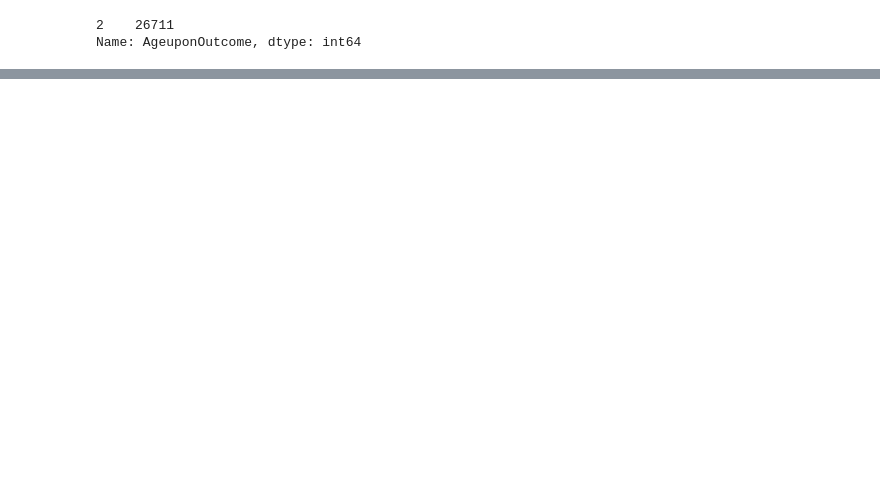
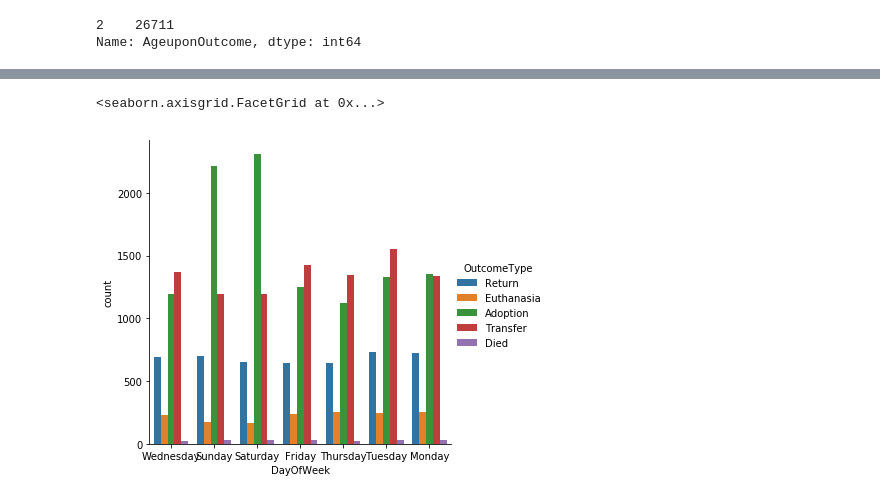
Before and after one commit to 13194307/UTS_ML2019_ID13194307, a Jupyter notebook: ML_A2_PracticalProject/dataExploration.ipynb, the cells around one changed output, grey strips where cells are left out. Saved outputs shown, nothing was run; the diff lists cells and outputs as text; code cells hidden in the pictures; blank space fills up the shorter version.

Commit message:
More visualisation/feature normalisation

```diff
--- a/ML_A2_PracticalProject/dataExploration.ipynb
+++ b/ML_A2_PracticalProject/dataExploration.ipynb
@@ -106,0 +141,4 @@ sns.catplot(x="AnimalType", kind="count", hue="OutcomeType", data=dataset)
+# %%
+dataset["Gender"] = dataset["SexuponOutcome"].apply(getGender)
+dataset["IsDesexed"] = dataset["SexuponOutcome"].apply(getIsDesexed)
+dataset.head()
@@ -106,0 +152,37 @@ sns.catplot(x="AnimalType", kind="count", hue="OutcomeType", data=dataset)
+# %%
+#Checking if all dates are in consistent format (DD-MM-YY)
+dates = dataset["DateTime"].str.split("-")
+
+for date in dates:
+    if int(date[1]) > 12 or int(date[0]) > 31:
+        print("Incosistent date found:", date)
+# %%
+# Splits date column into 3 columns
+def getDay(x):
+    weekdays = ["Monday", "Tuesday", "Wednesday", "Thursday", "Friday",
+                "Saturday", "Sunday"]
+    x_split = x.split(" ")[0]
+    day, month, year = x_split.split("-")
+    date = datetime.date(int("20"+year), int(month), int(day))
+    return weekdays[date.weekday()]
+
+def getMonth(x):
+    months = ["Jan", "Feb", "Mar", "Apr", "May", "Jun", "Jul", "Aug",
+             "Sep", "Oct", "Nov", "Dec"]
+    date = x.split(" ")[0]
+    month = int(date.split("-")[1])
+    return months[month-1]
+
+def getYear(x):
+    return x.split(" ")[0].split("-")[2]
+
+def getIsWeekend(x):
+    day = getDay(x)
+
+    return (day == "Saturday" or day == "Sunday")
+# %%
+dataset["DayOfWeek"] = dataset["DateTime"].apply(getDay)
+dataset["Month"] = dataset["DateTime"].apply(getMonth)
+dataset["Year"] = dataset["DateTime"].apply(getYear)
+dataset["IsWeekend"] = dataset["DateTime"].apply(getIsWeekend)
+dataset.head()
@@ -106,0 +196,5 @@ sns.catplot(x="AnimalType", kind="count", hue="OutcomeType", data=dataset)
+# %%
+sns.catplot(x="DayOfWeek", kind="count", hue="OutcomeType", data=dataset)
+# %% [output]
+<seaborn.axisgrid.FacetGrid at 0x...>
+[figure, added]
```
Also changed, not shown: parts of 18 cells of this notebook.
